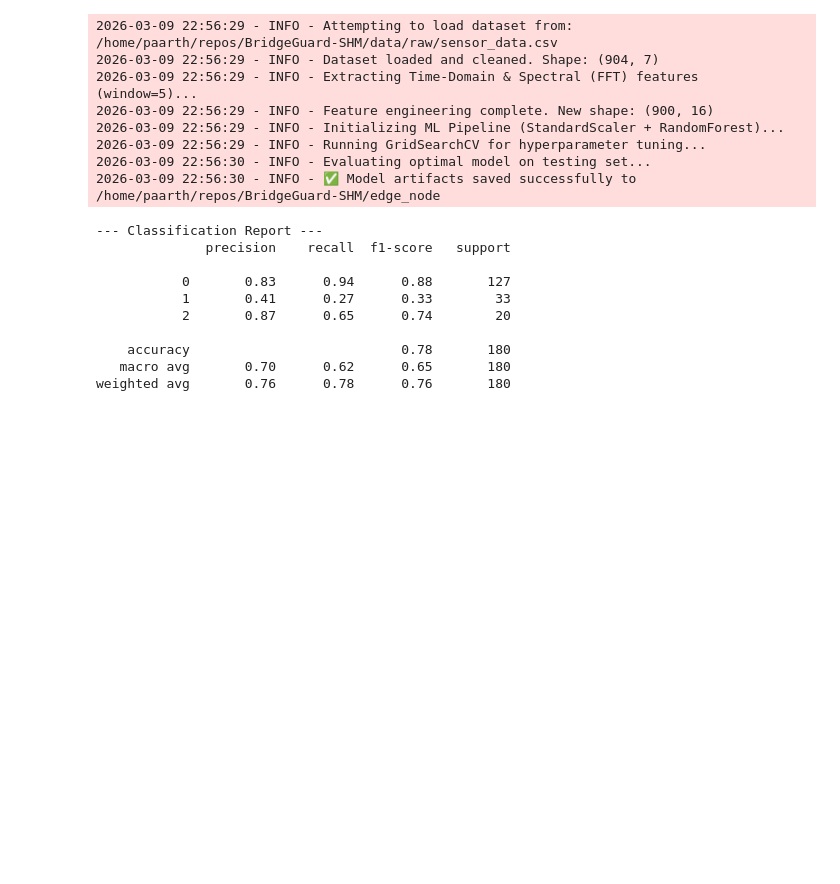
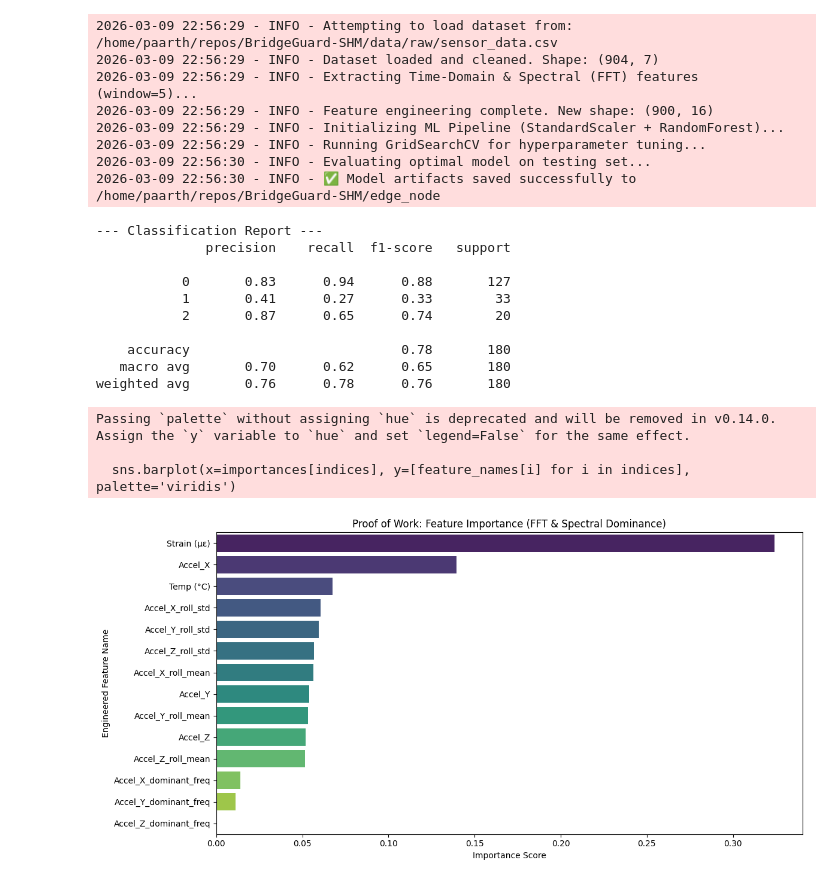
Before and after one commit to paarth-9k/BridgeGuard-SHM, a Jupyter notebook: notebooks/01_model_training.ipynb, the cells around one changed output. Saved outputs shown, nothing was run; the diff lists cells and outputs as text; code cells hidden in the pictures; blank space fills up the shorter version.

```diff
--- a/notebooks/01_model_training.ipynb
+++ b/notebooks/01_model_training.ipynb
@@ -158,3 +158,26 @@ if __name__ == "__main__":
     accuracy                           0.78       180
    macro avg       0.70      0.62      0.65       180
 weighted avg       0.76      0.78      0.76       180
+# %%
+import matplotlib.pyplot as plt
+import seaborn as sns
+
+# Extract importance from the best model in the pipeline
+importances = optimal_model.named_steps['classifier'].feature_importances_
+feature_names = trainer.feature_cols
+
+# Sort and Plot
+indices = np.argsort(importances)[::-1]
+
+plt.figure(figsize=(12, 6))
+sns.barplot(x=importances[indices], y=[feature_names[i] for i in indices], palette='viridis')
+plt.title("Proof of Work: Feature Importance (FFT & Spectral Dominance)")
+plt.xlabel("Importance Score")
+plt.ylabel("Engineered Feature Name")
+plt.tight_layout()
+plt.show()
+# %% [output]
+Passing `palette` without assigning `hue` is deprecated and will be removed in v0.14.0. Assign the `y` variable to `hue` and set `legend=False` for the same effect.
+
+  sns.barplot(x=importances[indices], y=[feature_names[i] for i in indices], palette='viridis')
+[figure, added]
```
Also changed, not shown: parts of 3 cells of this notebook, 4 other files.
